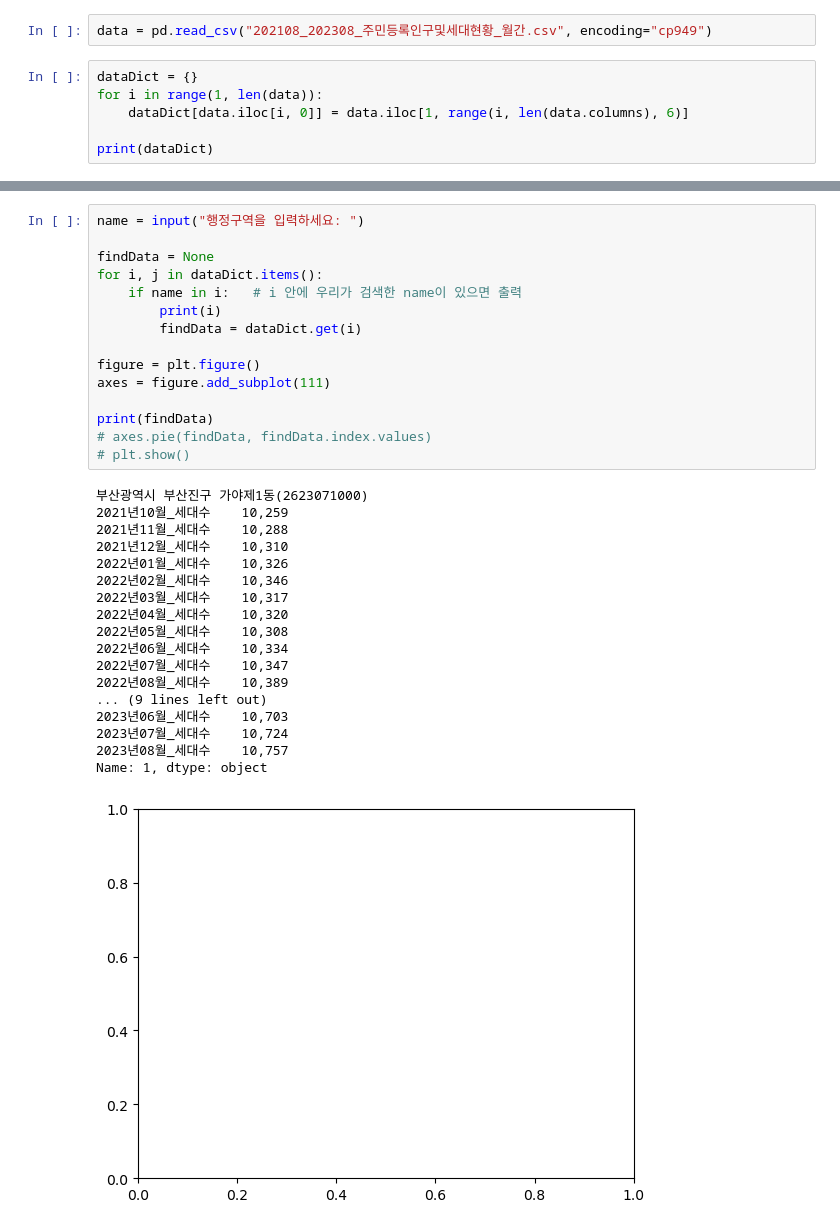
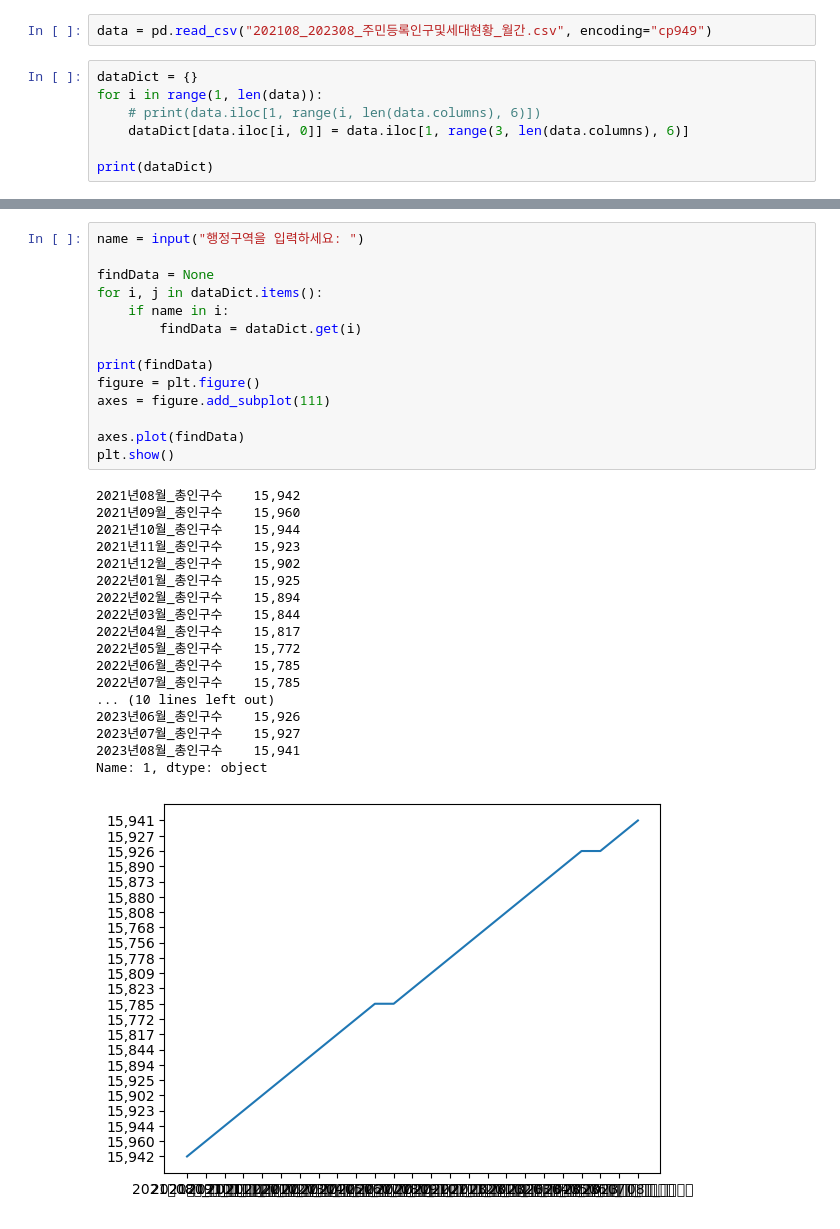
Before and after one commit to gzero1016/aws_python_basic, a Jupyter notebook: population/year.ipynb, the cells around one changed output, grey strips where cells are left out. Drawn from its saved outputs; the diff is of its cells as text.

```diff
--- a/population/year.ipynb
+++ b/population/year.ipynb
@@ -6,7 +6,8 @@ data = pd.read_csv("202108_202308_주민등록인구및세대현황_월간.csv",
 # %%
 dataDict = {}
 for i in range(1, len(data)):
-    dataDict[data.iloc[i, 0]] = data.iloc[1, range(i, len(data.columns), 6)]
+    # print(data.iloc[1, range(i, len(data.columns), 6)])
+    dataDict[data.iloc[i, 0]] = data.iloc[1, range(3, len(data.columns), 6)]
 
 print(dataDict)
 # %% [output]
@@ -30,34 +31,33 @@ Name: 1, dtype: object}
 # %%
 name = input("행정구역을 입력하세요: ")
 
 findData = None
 for i, j in dataDict.items():
-    if name in i:   # i 안에 우리가 검색한 name이 있으면 출력
-        print(i)
+    if name in i:
         findData = dataDict.get(i)
 
+print(findData)
 figure = plt.figure()
 axes = figure.add_subplot(111)
 
-print(findData)
-# axes.pie(findData, findData.index.values)
-# plt.show()
+axes.plot(findData)
+plt.show()
 # %% [output]
-부산광역시 부산진구 가야제1동(2623071000)
-2021년10월_세대수    10,259
-2021년11월_세대수    10,288
-2021년12월_세대수    10,310
-2022년01월_세대수    10,326
-2022년02월_세대수    10,346
-2022년03월_세대수    10,317
-2022년04월_세대수    10,320
-2022년05월_세대수    10,308
-2022년06월_세대수    10,334
-2022년07월_세대수    10,347
-2022년08월_세대수    10,389
-... (9 lines left out)
-2023년06월_세대수    10,703
-2023년07월_세대수    10,724
-2023년08월_세대수    10,757
+2021년08월_총인구수    15,942
+2021년09월_총인구수    15,960
+2021년10월_총인구수    15,944
+2021년11월_총인구수    15,923
+2021년12월_총인구수    15,902
+2022년01월_총인구수    15,925
+2022년02월_총인구수    15,894
+2022년03월_총인구수    15,844
+2022년04월_총인구수    15,817
+2022년05월_총인구수    15,772
+2022년06월_총인구수    15,785
+2022년07월_총인구수    15,785
+... (10 lines left out)
+2023년06월_총인구수    15,926
+2023년07월_총인구수    15,927
+2023년08월_총인구수    15,941
 Name: 1, dtype: object
-[figure, old version]
+[figure, new version]
```
Also changed, not shown: 53 other files.
